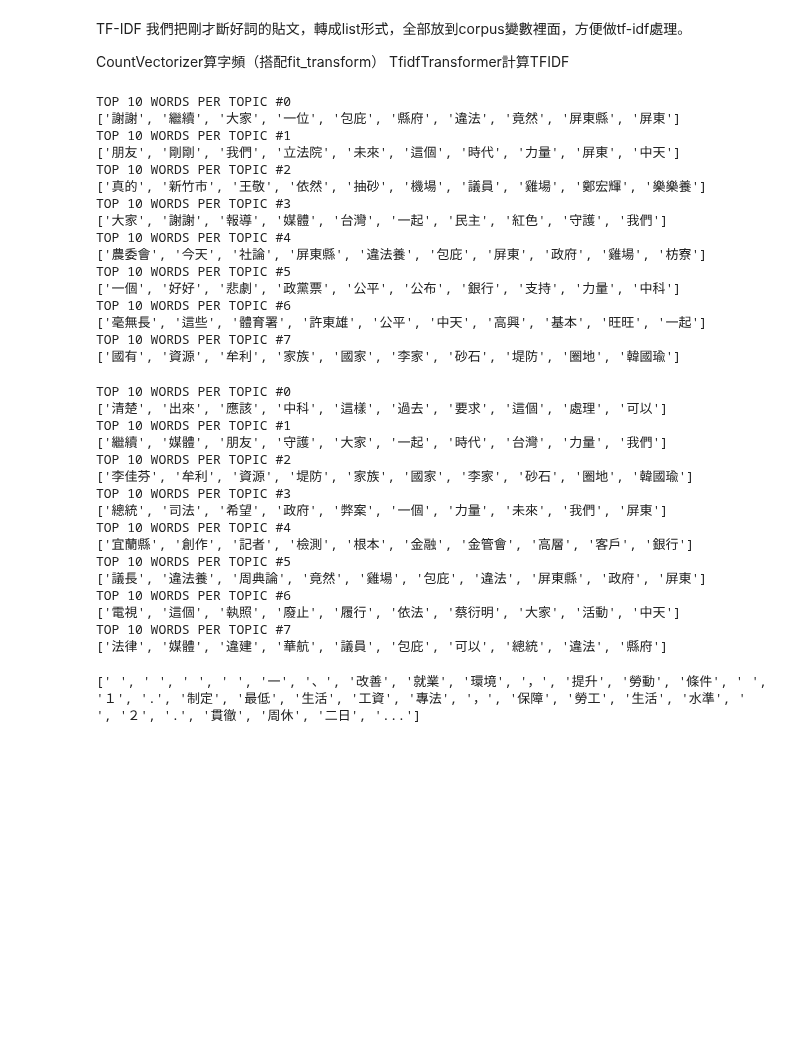
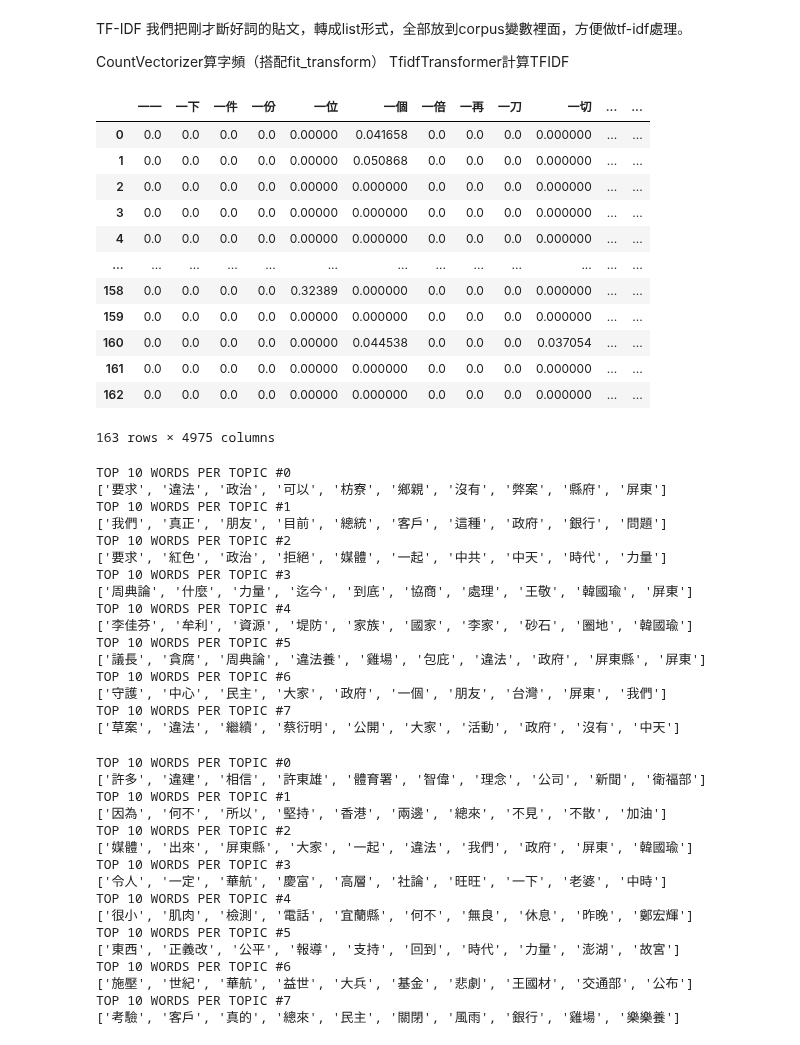
Before and after one commit to twtzuyuchen/Politisc_and_information, a Jupyter notebook: 文字探勘黃國昌.ipynb, the cells around one changed output. Saved outputs shown, nothing was run; the diff lists cells and outputs as text; code cells hidden in the pictures; blank space fills up the shorter version.

```diff
--- a/文字探勘黃國昌.ipynb
+++ b/文字探勘黃國昌.ipynb
@@ -242,32 +196,54 @@ tfidf = transformer.fit_transform(X)
+# %%
+tfidf_view = pd.DataFrame(tfidf.toarray(), columns = vectorizer.get_feature_names())
+tfidf_view
+# %% [output]
+|  | 一一 | 一下 | 一件 | 一份 | 一位 | 一個 | 一倍 | 一再 | 一刀 | 一切 | ... | ... |
+| 0 | 0.0 | 0.0 | 0.0 | 0.0 | 0.00000 | 0.041658 | 0.0 | 0.0 | 0.0 | 0.000000 | ... | ... |
+| 1 | 0.0 | 0.0 | 0.0 | 0.0 | 0.00000 | 0.050868 | 0.0 | 0.0 | 0.0 | 0.000000 | ... | ... |
+| 2 | 0.0 | 0.0 | 0.0 | 0.0 | 0.00000 | 0.000000 | 0.0 | 0.0 | 0.0 | 0.000000 | ... | ... |
+| 3 | 0.0 | 0.0 | 0.0 | 0.0 | 0.00000 | 0.000000 | 0.0 | 0.0 | 0.0 | 0.000000 | ... | ... |
+| 4 | 0.0 | 0.0 | 0.0 | 0.0 | 0.00000 | 0.000000 | 0.0 | 0.0 | 0.0 | 0.000000 | ... | ... |
+| ... | ... | ... | ... | ... | ... | ... | ... | ... | ... | ... | ... | ... |
+| 158 | 0.0 | 0.0 | 0.0 | 0.0 | 0.32389 | 0.000000 | 0.0 | 0.0 | 0.0 | 0.000000 | ... | ... |
+| 159 | 0.0 | 0.0 | 0.0 | 0.0 | 0.00000 | 0.000000 | 0.0 | 0.0 | 0.0 | 0.000000 | ... | ... |
+| 160 | 0.0 | 0.0 | 0.0 | 0.0 | 0.00000 | 0.044538 | 0.0 | 0.0 | 0.0 | 0.037054 | ... | ... |
+| 161 | 0.0 | 0.0 | 0.0 | 0.0 | 0.00000 | 0.000000 | 0.0 | 0.0 | 0.0 | 0.000000 | ... | ... |
+| 162 | 0.0 | 0.0 | 0.0 | 0.0 | 0.00000 | 0.000000 | 0.0 | 0.0 | 0.0 | 0.000000 | ... | ... |
+163 rows × 4975 columns
 # %%
-#使用LDA演算法
+# #使用LDA演算法
 from sklearn.decomposition import LatentDirichletAllocation
 LDA = LatentDirichletAllocation(n_components=8, random_state=None)
-LDA.fit(tfidf)
+LDA.fit(X) # 用countrvectorizer() result 去fit
 
+topic_message = list()
 #觀看結果
 for i,topic in enumerate(LDA.components_):
     print(f"TOP 10 WORDS PER TOPIC #{i}")
-    print([vectorizer.get_feature_names()[index] for index in topic.argsort()[-10:]])
+    mes_topic = [vectorizer.get_feature_names()[index] for index in topic.argsort()[-10:]]
+    print(mes_topic)
+    for i in mes_topic:
+        topic_message.append(i)
 # %% [output]
 TOP 10 WORDS PER TOPIC #0
-['謝謝', '繼續', '大家', '一位', '包庇', '縣府', '違法', '竟然', '屏東縣', '屏東']
+['要求', '違法', '政治', '可以', '枋寮', '鄉親', '沒有', '弊案', '縣府', '屏東']
 TOP 10 WORDS PER TOPIC #1
-['朋友', '剛剛', '我們', '立法院', '未來', '這個', '時代', '力量', '屏東', '中天']
+['我們', '真正', '朋友', '目前', '總統', '客戶', '這種', '政府', '銀行', '問題']
 TOP 10 WORDS PER TOPIC #2
-['真的', '新竹市', '王敬', '依然', '抽砂', '機場', '議員', '雞場', '鄭宏輝', '樂樂養']
+['要求', '紅色', '政治', '拒絕', '媒體', '一起', '中共', '中天', '時代', '力量']
 TOP 10 WORDS PER TOPIC #3
-['大家', '謝謝', '報導', '媒體', '台灣', '一起', '民主', '紅色', '守護', '我們']
+['周典論', '什麼', '力量', '迄今', '到底', '協商', '處理', '王敬', '韓國瑜', '屏東']
 TOP 10 WORDS PER TOPIC #4
-['農委會', '今天', '社論', '屏東縣', '違法養', '包庇', '屏東', '政府', '雞場', '枋寮']
+['李佳芬', '牟利', '資源', '堤防', '家族', '國家', '李家', '砂石', '圈地', '韓國瑜']
 TOP 10 WORDS PER TOPIC #5
-['一個', '好好', '悲劇', '政黨票', '公平', '公布', '銀行', '支持', '力量', '中科']
+['議長', '貪腐', '周典論', '違法養', '雞場', '包庇', '違法', '政府', '屏東縣', '屏東']
 TOP 10 WORDS PER TOPIC #6
-['毫無長', '這些', '體育署', '許東雄', '公平', '中天', '高興', '基本', '旺旺', '一起']
+['守護', '中心', '民主', '大家', '政府', '一個', '朋友', '台灣', '屏東', '我們']
 TOP 10 WORDS PER TOPIC #7
-['國有', '資源', '牟利', '家族', '國家', '李家', '砂石', '堤防', '圈地', '韓國瑜']
+['草案', '違法', '繼續', '蔡衍明', '公開', '大家', '活動', '政府', '沒有', '中天']
 # %%
-LDA.fit(X)
+
+LDA.fit(tfidf) # 用tfidf result 去fit
 
 #觀看結果
 for i,topic in enumerate(LDA.components_):
@@ -275,28 +251,28 @@ for i,topic in enumerate(LDA.components_):
     print([vectorizer.get_feature_names()[index] for index in topic.argsort()[-10:]])
 # %% [output]
 TOP 10 WORDS PER TOPIC #0
-['清楚', '出來', '應該', '中科', '這樣', '過去', '要求', '這個', '處理', '可以']
+['許多', '違建', '相信', '許東雄', '體育署', '智偉', '理念', '公司', '新聞', '衛福部']
 TOP 10 WORDS PER TOPIC #1
-['繼續', '媒體', '朋友', '守護', '大家', '一起', '時代', '台灣', '力量', '我們']
+['因為', '何不', '所以', '堅持', '香港', '兩邊', '總來', '不見', '不散', '加油']
 TOP 10 WORDS PER TOPIC #2
-['李佳芬', '牟利', '資源', '堤防', '家族', '國家', '李家', '砂石', '圈地', '韓國瑜']
+['媒體', '出來', '屏東縣', '大家', '一起', '違法', '我們', '政府', '屏東', '韓國瑜']
 TOP 10 WORDS PER TOPIC #3
-['總統', '司法', '希望', '政府', '弊案', '一個', '力量', '未來', '我們', '屏東']
+['令人', '一定', '華航', '慶富', '高層', '社論', '旺旺', '一下', '老婆', '中時']
 TOP 10 WORDS PER TOPIC #4
-['宜蘭縣', '創作', '記者', '檢測', '根本', '金融', '金管會', '高層', '客戶', '銀行']
+['很小', '肌肉', '檢測', '電話', '宜蘭縣', '何不', '無良', '休息', '昨晚', '鄭宏輝']
 TOP 10 WORDS PER TOPIC #5
-['議長', '違法養', '周典論', '竟然', '雞場', '包庇', '違法', '屏東縣', '政府', '屏東']
+['東西', '正義改', '公平', '報導', '支持', '回到', '時代', '力量', '澎湖', '故宮']
 TOP 10 WORDS PER TOPIC #6
-['電視', '這個', '執照', '廢止', '履行', '依法', '蔡衍明', '大家', '活動', '中天']
+['施壓', '世紀', '華航', '益世', '大兵', '基金', '悲劇', '王國材', '交通部', '公布']
 TOP 10 WORDS PER TOPIC #7
-['法律', '媒體', '違建', '華航', '議員', '包庇', '可以', '總統', '違法', '縣府']
+['考驗', '客戶', '真的', '總來', '民主', '關閉', '風雨', '銀行', '雞場', '樂樂養']
 # %%
+#政見做斷詞
+
 politics_huang = politics[politics.姓名 == "黃 國 昌"].政見.to_string()
 politics_huang = re.sub(re_punctuation, "", politics_huang)
 politics_huang = re.sub(r'[0-9]','',politics_huang)
 politics_huang = re.sub(r'[a-zA-Z]','',politics_huang)
+politics_huang = re.sub(r'[-<>#。！⋯.➡?=&▶_%♀!❗、，」「（）]','',politics_huang)  # 注意裡面不能有空白！
 jieba.load_userdict("huang_dict.txt")
-words = jieba.lcut(politics_huang, cut_all = False)
-print(words)
+politics_words = jieba.lcut(politics_huang, cut_all = False)
-# %% [output]
-[' ', ' ', ' ', ' ', '一', '、', '改善', '就業', '環境', '，', '提升', '勞動', '條件', ' ', '１', '.', '制定', '最低', '生活', '工資', '專法', '，', '保障', '勞工', '生活', '水準', ' ', '２', '.', '貫徹', '周休', '二日', '...']
```
Also changed, not shown: parts of 61 cells of this notebook.
